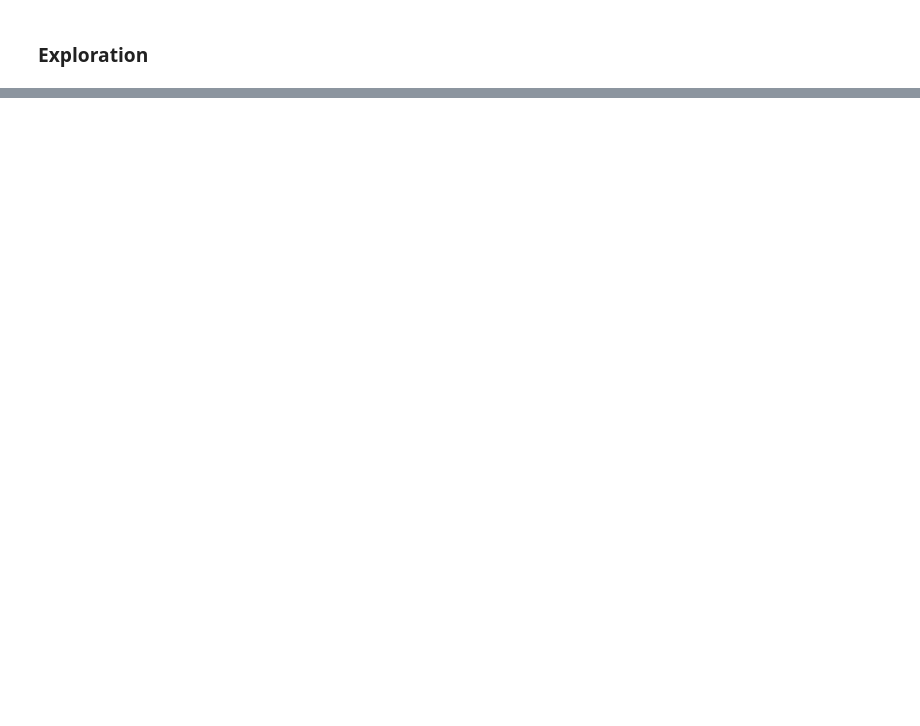
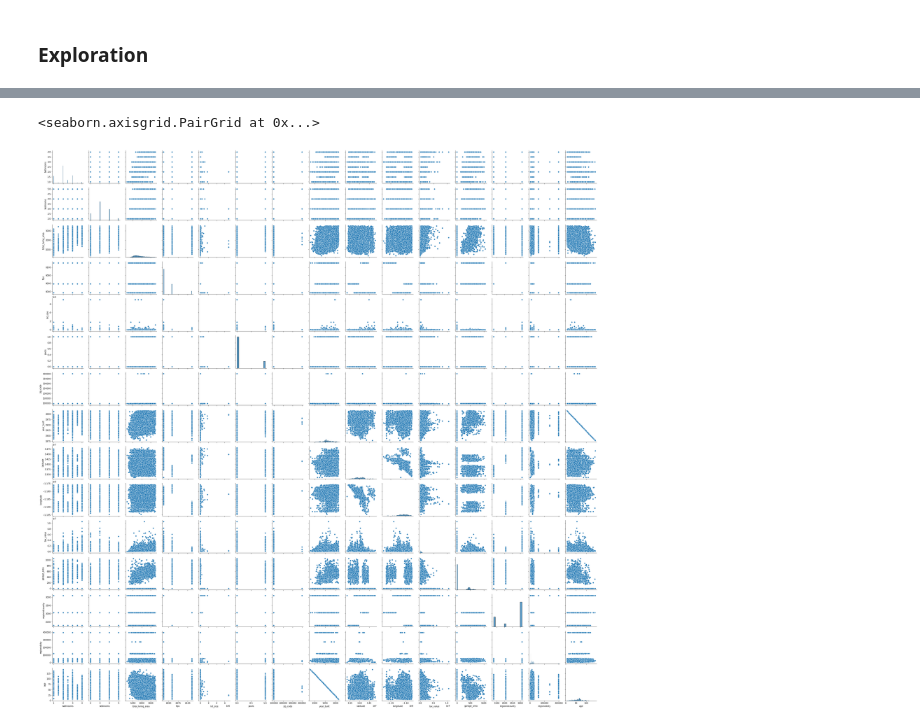
Before and after one commit to rajaramgautam/zillow_project, a Jupyter notebook: Zillow_Project.ipynb, the cells around one changed output, grey strips where cells are left out. Cells and saved outputs as stored; diff of their text form; code cells hidden in the pictures; blank space fills up the shorter version.

```diff
--- a/Zillow_Project.ipynb
+++ b/Zillow_Project.ipynb
@@ -192,0 +289,5 @@ plot_variable_pairs(train_sub )
+# %%
+sns.pairplot(train)
+# %% [output]
+<seaborn.axisgrid.PairGrid at 0x...>
+[figure, added]
```
Also changed, not shown: parts of 83 cells of this notebook.
